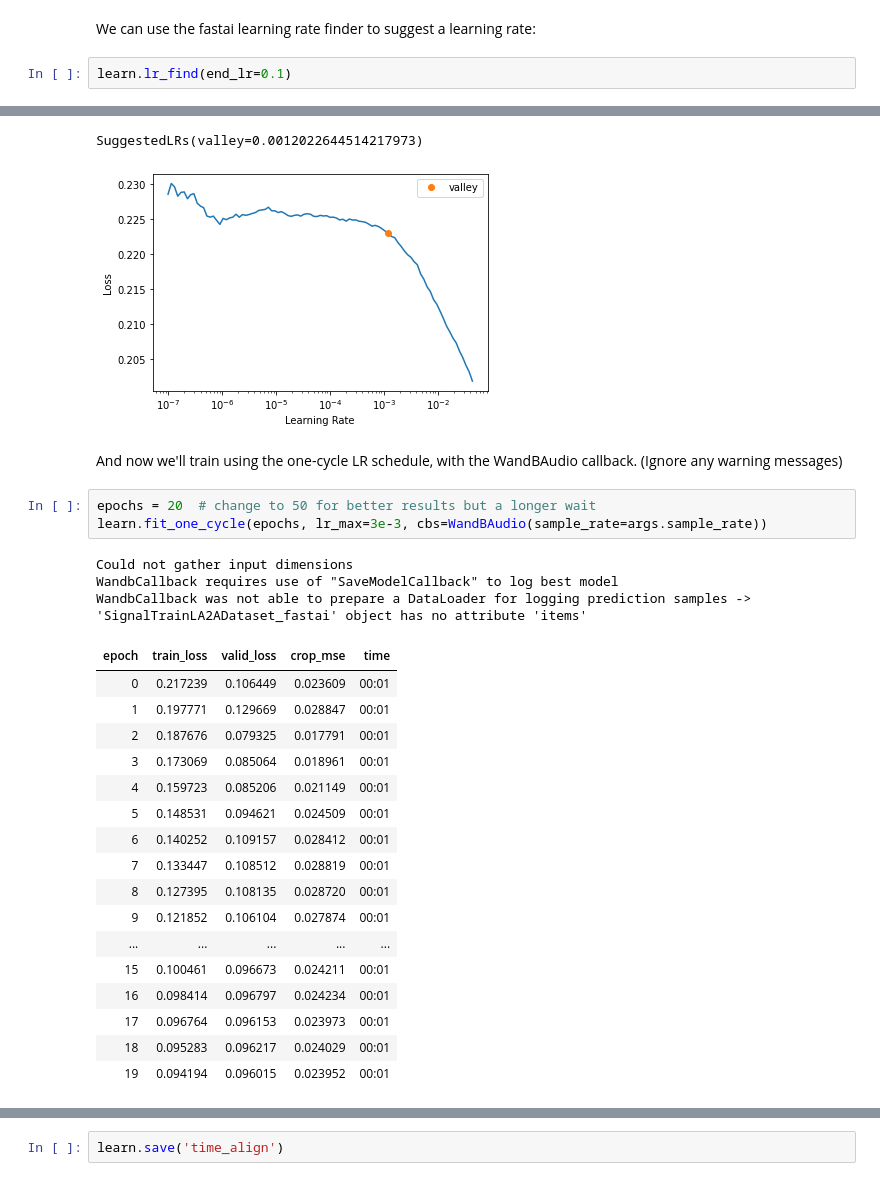
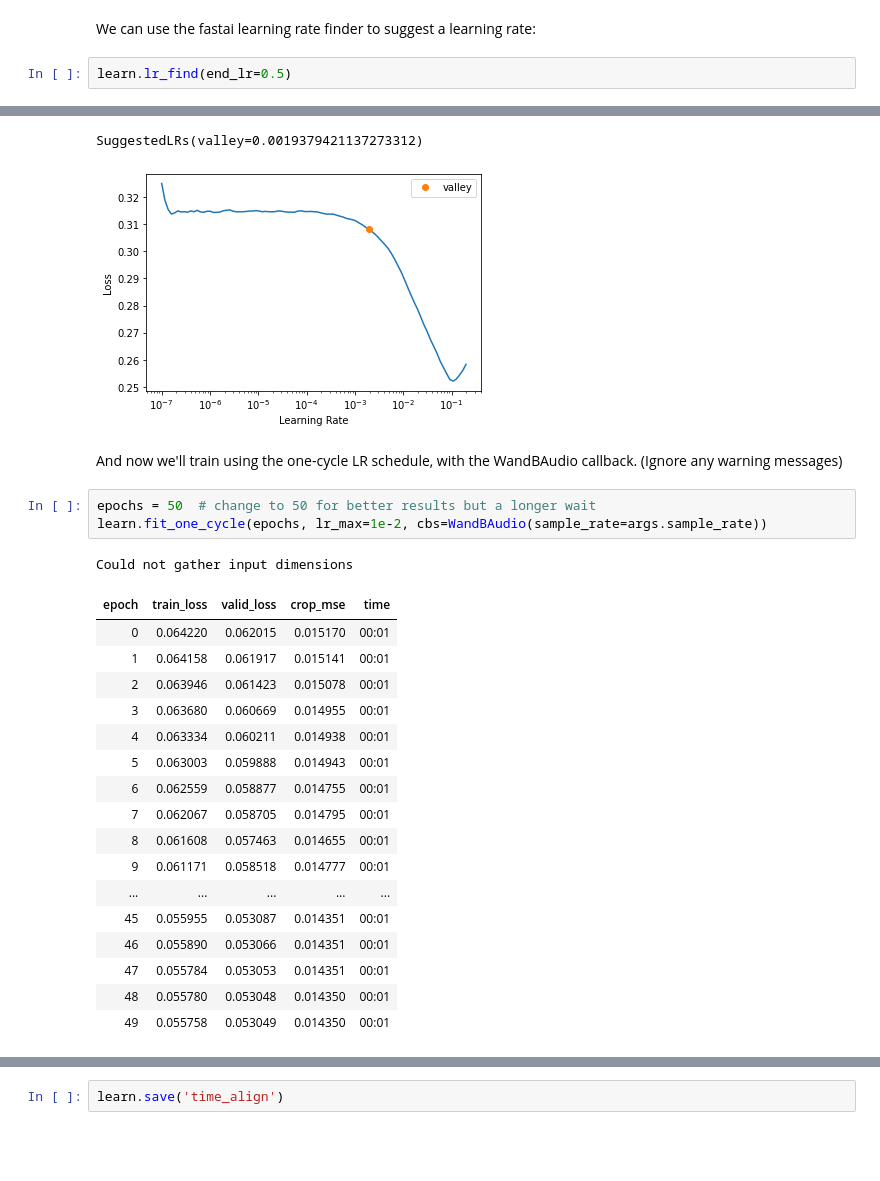
Before and after one commit to drscotthawley/fastproaudio, a Jupyter notebook: 02_time_align.ipynb, the cells around one changed output, grey strips where cells are left out. Cells and saved outputs as stored; diff of their text form; blank space fills up the shorter version.

```diff
--- a/02_time_align.ipynb
+++ b/02_time_align.ipynb
@@ -711,37 +713,35 @@ Syncing run skilled-pond-1 to Weights & Biases (docs).
 # %% [markdown]
 We can use the fastai learning rate finder to suggest a learning rate:
 # %%
-learn.lr_find(end_lr=0.1)
+learn.lr_find(end_lr=0.5)
 # %% [output]
 [interactive output not drawn]
-SuggestedLRs(valley=0.0012022644514217973)
+SuggestedLRs(valley=0.0019379421137273312)
-[figure, old version]
+[figure, new version]
 # %% [markdown]
 And now we'll train using the one-cycle LR schedule, with the WandBAudio callback. (Ignore any warning messages)
 # %%
-epochs = 20  # change to 50 for better results but a longer wait
-learn.fit_one_cycle(epochs, lr_max=3e-3, cbs=WandBAudio(sample_rate=args.sample_rate))
+epochs = 50  # change to 50 for better results but a longer wait
+learn.fit_one_cycle(epochs, lr_max=1e-2, cbs=WandBAudio(sample_rate=args.sample_rate))
 # %% [output]
 Could not gather input dimensions
-WandbCallback requires use of "SaveModelCallback" to log best model
-WandbCallback was not able to prepare a DataLoader for logging prediction samples -> 'SignalTrainLA2ADataset_fastai' object has no attribute 'items'
 | epoch | train_loss | valid_loss | crop_mse | time |
-| 0 | 0.217239 | 0.106449 | 0.023609 | 00:01 |
-| 1 | 0.197771 | 0.129669 | 0.028847 | 00:01 |
-| 2 | 0.187676 | 0.079325 | 0.017791 | 00:01 |
-| 3 | 0.173069 | 0.085064 | 0.018961 | 00:01 |
-| 4 | 0.159723 | 0.085206 | 0.021149 | 00:01 |
-| 5 | 0.148531 | 0.094621 | 0.024509 | 00:01 |
-| 6 | 0.140252 | 0.109157 | 0.028412 | 00:01 |
-| 7 | 0.133447 | 0.108512 | 0.028819 | 00:01 |
-| 8 | 0.127395 | 0.108135 | 0.028720 | 00:01 |
-| 9 | 0.121852 | 0.106104 | 0.027874 | 00:01 |
+| 0 | 0.064220 | 0.062015 | 0.015170 | 00:01 |
+| 1 | 0.064158 | 0.061917 | 0.015141 | 00:01 |
+| 2 | 0.063946 | 0.061423 | 0.015078 | 00:01 |
+| 3 | 0.063680 | 0.060669 | 0.014955 | 00:01 |
+| 4 | 0.063334 | 0.060211 | 0.014938 | 00:01 |
+| 5 | 0.063003 | 0.059888 | 0.014943 | 00:01 |
+| 6 | 0.062559 | 0.058877 | 0.014755 | 00:01 |
+| 7 | 0.062067 | 0.058705 | 0.014795 | 00:01 |
+| 8 | 0.061608 | 0.057463 | 0.014655 | 00:01 |
+| 9 | 0.061171 | 0.058518 | 0.014777 | 00:01 |
 | ... | ... | ... | ... | ... |
-| 15 | 0.100461 | 0.096673 | 0.024211 | 00:01 |
-| 16 | 0.098414 | 0.096797 | 0.024234 | 00:01 |
-| 17 | 0.096764 | 0.096153 | 0.023973 | 00:01 |
-| 18 | 0.095283 | 0.096217 | 0.024029 | 00:01 |
-| 19 | 0.094194 | 0.096015 | 0.023952 | 00:01 |
+| 45 | 0.055955 | 0.053087 | 0.014351 | 00:01 |
+| 46 | 0.055890 | 0.053066 | 0.014351 | 00:01 |
+| 47 | 0.055784 | 0.053053 | 0.014351 | 00:01 |
+| 48 | 0.055780 | 0.053048 | 0.014350 | 00:01 |
+| 49 | 0.055758 | 0.053049 | 0.014350 | 00:01 |
 # %%
 wandb.finish() # call wandb.finish() after training or your logs may be incomplete
 # %% [output]
```
Also changed, not shown: parts of 9 cells of this notebook, 1 other file.
